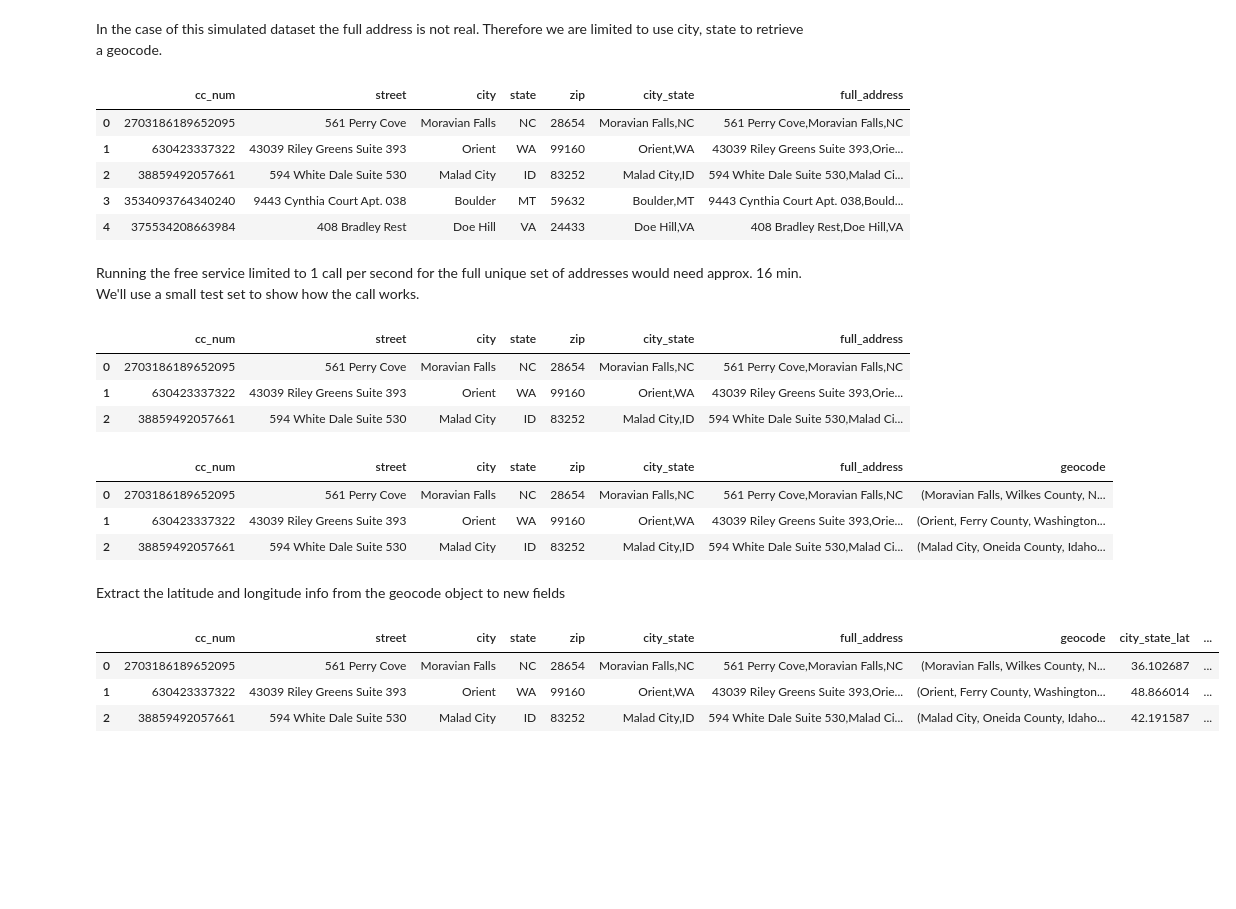
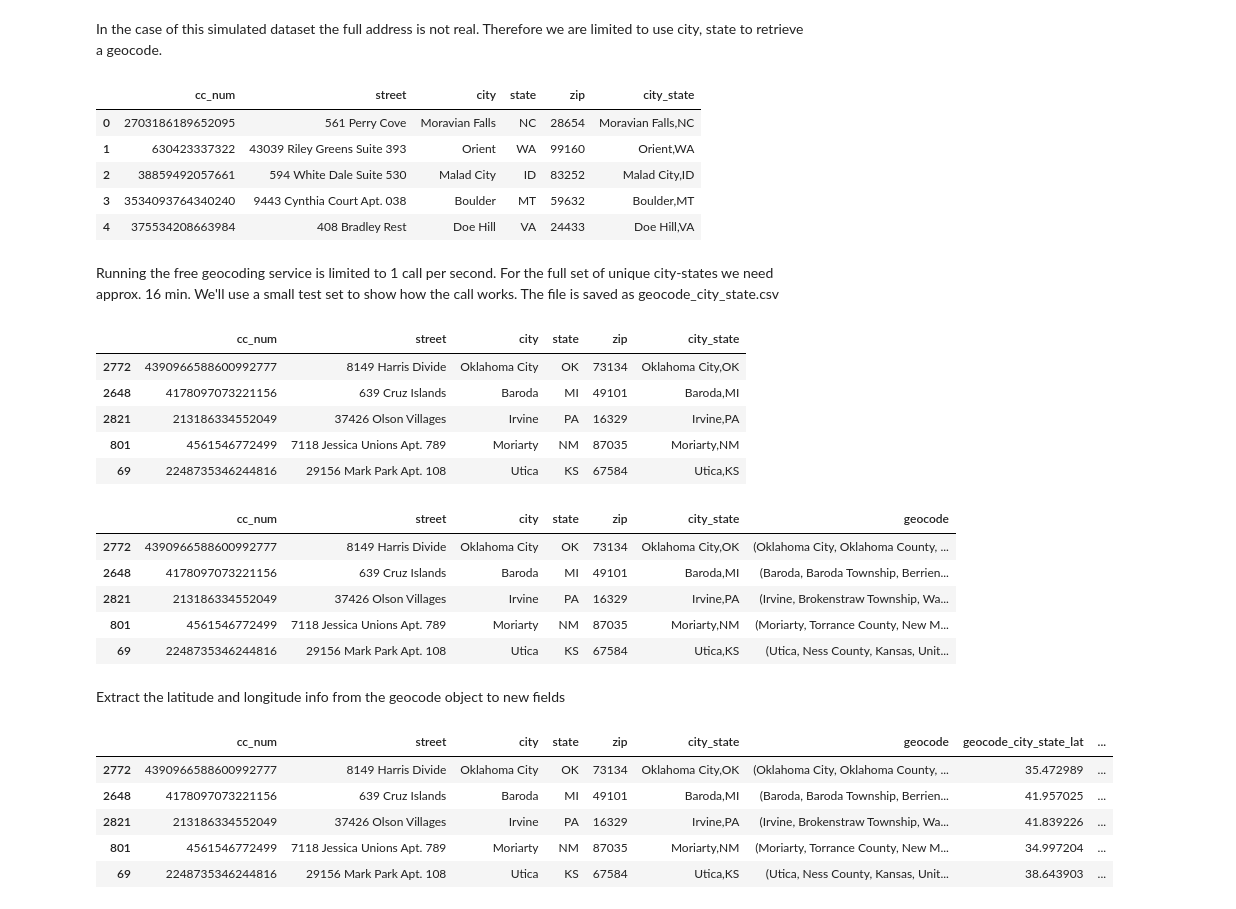
Before and after one commit to OMLDS/OMLDS_ML_Project_2023, a Jupyter notebook: notebooks/feature_eng_distance.ipynb, the cells around one changed output. Drawn from its saved outputs; the diff is of its cells as text; code cells hidden in the pictures; blank space fills up the shorter version.

```diff
--- a/notebooks/feature_eng_distance.ipynb
+++ b/notebooks/feature_eng_distance.ipynb
@@ -185,17 +279,20 @@ In the case of this simulated dataset the full address is not real.  Therefore w
 # add columns for city_state and full_address used in geocoding
 # because this is a simulated public training dataset the full addresses are not real
 # we can however use the city and state as an approximation of location aside from the given lat/long
-df_cc_address["city_state"] = df_cc_address.city +","+df_cc_address.state
-df_cc_address["full_address"] = df_cc_address.street + "," + df_cc_address.city + "," + df_cc_address.state #+ ", " + str(df_cc_address.zip)
+
+# df_cc_address["full_address"] = df_cc_address.street + "," + df_cc_address.city + "," + df_cc_address.state #+ ", " + str(df_cc_address.zip)
+
+# This geocoding service requires city,state with no spaces
+df_geocode["city_state"] = df_geocode.city +","+df_geocode.state
 # %%
-df_cc_address.head()
+df_geocode.head()
 # %% [output]
-|  | cc_num | street | city | state | zip | city_state | full_address |
-| 0 | 2703186189652095 | 561 Perry Cove | Moravian Falls | NC | 28654 | Moravian Falls,NC | 561 Perry Cove,Moravian Falls,NC |
-| 1 | 630423337322 | 43039 Riley Greens Suite 393 | Orient | WA | 99160 | Orient,WA | 43039 Riley Greens Suite 393,Orie... |
-| 2 | 38859492057661 | 594 White Dale Suite 530 | Malad City | ID | 83252 | Malad City,ID | 594 White Dale Suite 530,Malad Ci... |
-| 3 | 3534093764340240 | 9443 Cynthia Court Apt. 038 | Boulder | MT | 59632 | Boulder,MT | 9443 Cynthia Court Apt. 038,Bould... |
-| 4 | 375534208663984 | 408 Bradley Rest | Doe Hill | VA | 24433 | Doe Hill,VA | 408 Bradley Rest,Doe Hill,VA |
+|  | cc_num | street | city | state | zip | city_state |
+| 0 | 2703186189652095 | 561 Perry Cove | Moravian Falls | NC | 28654 | Moravian Falls,NC |
+| 1 | 630423337322 | 43039 Riley Greens Suite 393 | Orient | WA | 99160 | Orient,WA |
+| 2 | 38859492057661 | 594 White Dale Suite 530 | Malad City | ID | 83252 | Malad City,ID |
+| 3 | 3534093764340240 | 9443 Cynthia Court Apt. 038 | Boulder | MT | 59632 | Boulder,MT |
+| 4 | 375534208663984 | 408 Bradley Rest | Doe Hill | VA | 24433 | Doe Hill,VA |
 # %% [markdown]
-Running the free service limited to 1 call per second for the full unique set of addresses would need approx. 16 min.  We'll use a small test set to show how the call works.
+Running the free geocoding service is limited to 1 call per second.  For the full set of unique city-states we need approx. 16 min.  We'll use a small test set to show how the call works.  The file is saved as geocode_city_state.csv
 # %%
@@ -205,28 +300,36 @@ df_test = df_cc_address[:3].copy()
+# %%
+df_geocode_sample = df_geocode.sample(n=5, random_state=42)
 # %%
-df_test.head()
+df_geocode_sample.head()
 # %% [output]
-|  | cc_num | street | city | state | zip | city_state | full_address |
-| 0 | 2703186189652095 | 561 Perry Cove | Moravian Falls | NC | 28654 | Moravian Falls,NC | 561 Perry Cove,Moravian Falls,NC |
-| 1 | 630423337322 | 43039 Riley Greens Suite 393 | Orient | WA | 99160 | Orient,WA | 43039 Riley Greens Suite 393,Orie... |
-| 2 | 38859492057661 | 594 White Dale Suite 530 | Malad City | ID | 83252 | Malad City,ID | 594 White Dale Suite 530,Malad Ci... |
+|  | cc_num | street | city | state | zip | city_state |
+| 2772 | 4390966588600992777 | 8149 Harris Divide | Oklahoma City | OK | 73134 | Oklahoma City,OK |
+| 2648 | 4178097073221156 | 639 Cruz Islands | Baroda | MI | 49101 | Baroda,MI |
+| 2821 | 213186334552049 | 37426 Olson Villages | Irvine | PA | 16329 | Irvine,PA |
+| 801 | 4561546772499 | 7118 Jessica Unions Apt. 789 | Moriarty | NM | 87035 | Moriarty,NM |
+| 69 | 2248735346244816 | 29156 Mark Park Apt. 108 | Utica | KS | 67584 | Utica,KS |
 # %%
-df_test["geocode"] = df_test.city_state.apply(geocode)
+df_geocode_sample["geocode"] = df_geocode_sample["city_state"].apply(geocode)
 # %%
-df_test.head()
+df_geocode_sample.head()
 # %% [output]
-|  | cc_num | street | city | state | zip | city_state | full_address | geocode |
-| 0 | 2703186189652095 | 561 Perry Cove | Moravian Falls | NC | 28654 | Moravian Falls,NC | 561 Perry Cove,Moravian Falls,NC | (Moravian Falls, Wilkes County, N... |
-| 1 | 630423337322 | 43039 Riley Greens Suite 393 | Orient | WA | 99160 | Orient,WA | 43039 Riley Greens Suite 393,Orie... | (Orient, Ferry County, Washington... |
-| 2 | 38859492057661 | 594 White Dale Suite 530 | Malad City | ID | 83252 | Malad City,ID | 594 White Dale Suite 530,Malad Ci... | (Malad City, Oneida County, Idaho... |
+|  | cc_num | street | city | state | zip | city_state | geocode |
+| 2772 | 4390966588600992777 | 8149 Harris Divide | Oklahoma City | OK | 73134 | Oklahoma City,OK | (Oklahoma City, Oklahoma County, ... |
+| 2648 | 4178097073221156 | 639 Cruz Islands | Baroda | MI | 49101 | Baroda,MI | (Baroda, Baroda Township, Berrien... |
+| 2821 | 213186334552049 | 37426 Olson Villages | Irvine | PA | 16329 | Irvine,PA | (Irvine, Brokenstraw Township, Wa... |
+| 801 | 4561546772499 | 7118 Jessica Unions Apt. 789 | Moriarty | NM | 87035 | Moriarty,NM | (Moriarty, Torrance County, New M... |
+| 69 | 2248735346244816 | 29156 Mark Park Apt. 108 | Utica | KS | 67584 | Utica,KS | (Utica, Ness County, Kansas, Unit... |
 # %% [markdown]
 Extract the latitude and longitude info from the geocode object to new fields
 # %%
-df_test["city_state_lat"] = [g.latitude for g in df_test.geocode]
-df_test["city_state_long"] = [g.longitude for g in df_test.geocode]
+df_geocode_sample["geocode_city_state_lat"] = [g.latitude for g in df_geocode_sample.geocode]
+df_geocode_sample["geocode_city_state_long"] = [g.longitude for g in df_geocode_sample.geocode]
 # %%
-df_test.head()
+df_geocode_sample.head()
 # %% [output]
-|  | cc_num | street | city | state | zip | city_state | full_address | geocode | city_state_lat | ... |
-| 0 | 2703186189652095 | 561 Perry Cove | Moravian Falls | NC | 28654 | Moravian Falls,NC | 561 Perry Cove,Moravian Falls,NC | (Moravian Falls, Wilkes County, N... | 36.102687 | ... |
-| 1 | 630423337322 | 43039 Riley Greens Suite 393 | Orient | WA | 99160 | Orient,WA | 43039 Riley Greens Suite 393,Orie... | (Orient, Ferry County, Washington... | 48.866014 | ... |
-| 2 | 38859492057661 | 594 White Dale Suite 530 | Malad City | ID | 83252 | Malad City,ID | 594 White Dale Suite 530,Malad Ci... | (Malad City, Oneida County, Idaho... | 42.191587 | ... |
+|  | cc_num | street | city | state | zip | city_state | geocode | geocode_city_state_lat | ... |
+| 2772 | 4390966588600992777 | 8149 Harris Divide | Oklahoma City | OK | 73134 | Oklahoma City,OK | (Oklahoma City, Oklahoma County, ... | 35.472989 | ... |
+| 2648 | 4178097073221156 | 639 Cruz Islands | Baroda | MI | 49101 | Baroda,MI | (Baroda, Baroda Township, Berrien... | 41.957025 | ... |
+| 2821 | 213186334552049 | 37426 Olson Villages | Irvine | PA | 16329 | Irvine,PA | (Irvine, Brokenstraw Township, Wa... | 41.839226 | ... |
+| 801 | 4561546772499 | 7118 Jessica Unions Apt. 789 | Moriarty | NM | 87035 | Moriarty,NM | (Moriarty, Torrance County, New M... | 34.997204 | ... |
+| 69 | 2248735346244816 | 29156 Mark Park Apt. 108 | Utica | KS | 67584 | Utica,KS | (Utica, Ness County, Kansas, Unit... | 38.643903 | ... |
```
Also changed, not shown: parts of 28 cells of this notebook.
